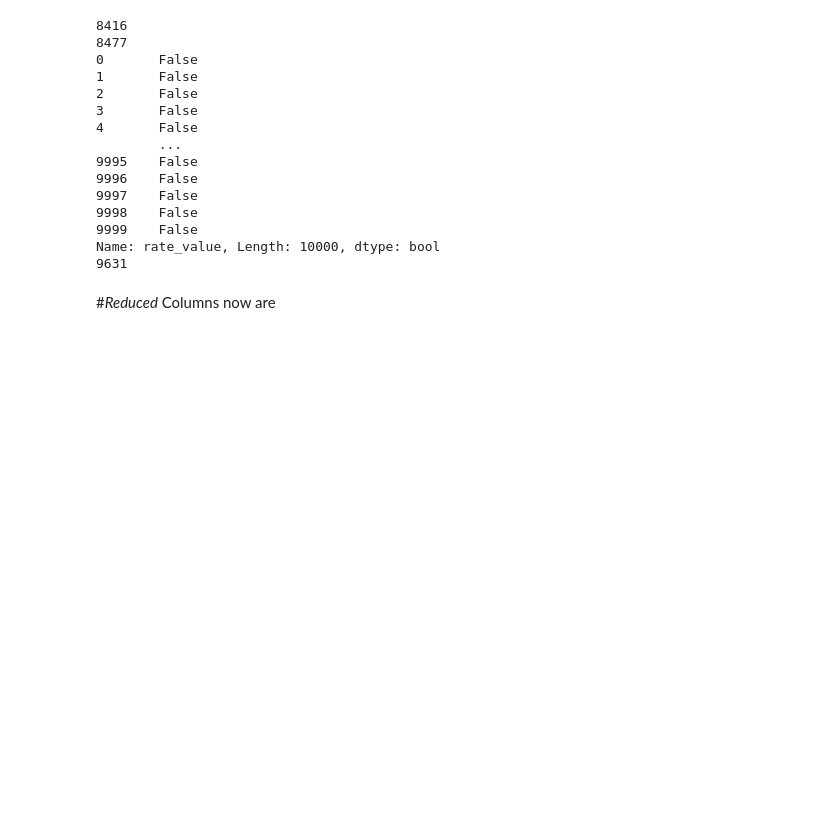
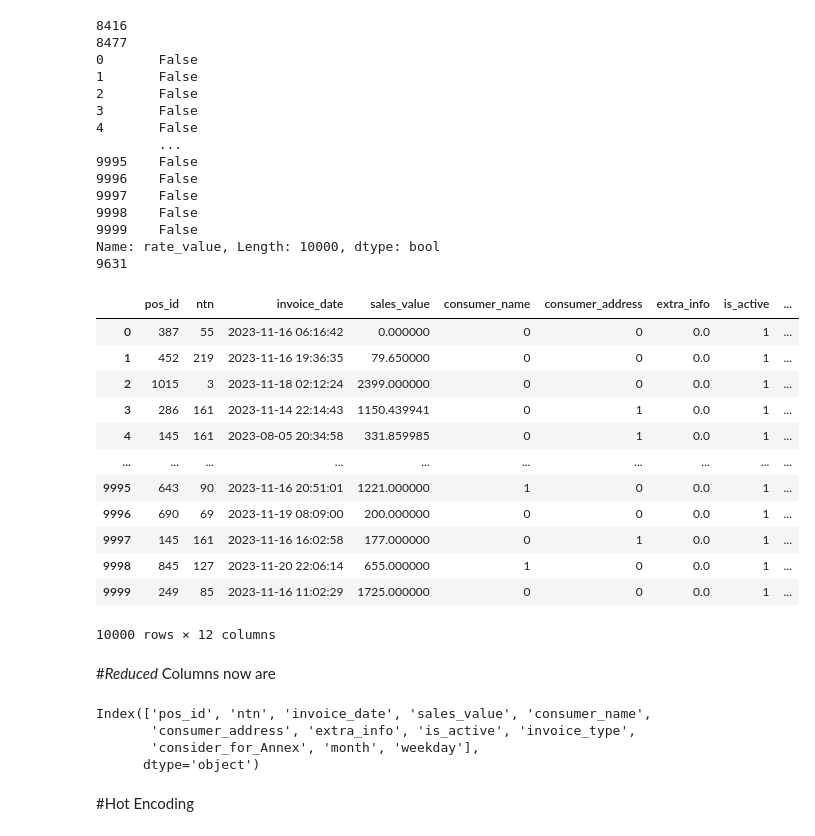
Before and after one commit to mohib988/ml-project, a Jupyter notebook: Detection.ipynb, the cells around one changed output. Saved outputs shown, nothing was run; the diff lists cells and outputs as text; code cells hidden in the pictures; blank space fills up the shorter version.

```diff
--- a/Detection.ipynb
+++ b/Detection.ipynb
@@ -471,0 +570,15 @@ df["rate_value"]= a[:,2]
+# %%
+# df.rate_value=df.rate_value.fillna(0)
+df.sales_value.isna().sum()
+# df["sales_value"]
+# Grouping by 'ntn' and counting the occurrences of 'sales_value'
+ntn_counts = df.groupby("ntn")['sales_value'].count()
+
+# Getting the 'ntn' values where the count is less than 5
+ntn_to_remove = ntn_counts[ntn_counts < 5].index.tolist()
+
+# Filtering the DataFrame to exclude the 'ntn' with counts less than 5
+df = df[~df['ntn'].isin(ntn_to_remove)]
+
+# df.sales_value=df.sales_value.fillna(0)
+# df.rate_value=df.rate_value.fillna(0)
@@ -516,2 +634,27 @@ df=df.drop(drop_cols,axis=1)
+# %%
+df2
+# %% [output]
+|  | pos_id | ntn | invoice_date | sales_value | consumer_name | consumer_address | extra_info | is_active | ... |
+| 0 | 387 | 55 | 2023-11-16 06:16:42 | 0.000000 | 0 | 0 | 0.0 | 1 | ... |
+| 1 | 452 | 219 | 2023-11-16 19:36:35 | 79.650000 | 0 | 0 | 0.0 | 1 | ... |
+| 2 | 1015 | 3 | 2023-11-18 02:12:24 | 2399.000000 | 0 | 0 | 0.0 | 1 | ... |
+| 3 | 286 | 161 | 2023-11-14 22:14:43 | 1150.439941 | 0 | 1 | 0.0 | 1 | ... |
+| 4 | 145 | 161 | 2023-08-05 20:34:58 | 331.859985 | 0 | 1 | 0.0 | 1 | ... |
+| ... | ... | ... | ... | ... | ... | ... | ... | ... | ... |
+| 9995 | 643 | 90 | 2023-11-16 20:51:01 | 1221.000000 | 1 | 0 | 0.0 | 1 | ... |
+| 9996 | 690 | 69 | 2023-11-19 08:09:00 | 200.000000 | 0 | 0 | 0.0 | 1 | ... |
+| 9997 | 145 | 161 | 2023-11-16 16:02:58 | 177.000000 | 0 | 1 | 0.0 | 1 | ... |
+| 9998 | 845 | 127 | 2023-11-20 22:06:14 | 655.000000 | 1 | 0 | 0.0 | 1 | ... |
+| 9999 | 249 | 85 | 2023-11-16 11:02:29 | 1725.000000 | 0 | 0 | 0.0 | 1 | ... |
+10000 rows × 12 columns
 # %% [markdown]
 #_Reduced_ Columns now are
+# %%
+df2.columns
+# %% [output]
+Index(['pos_id', 'ntn', 'invoice_date', 'sales_value', 'consumer_name',
+       'consumer_address', 'extra_info', 'is_active', 'invoice_type',
+       'consider_for_Annex', 'month', 'weekday'],
+      dtype='object')
+# %% [markdown]
+#Hot Encoding
```
Also changed, not shown: parts of 96 cells of this notebook.
